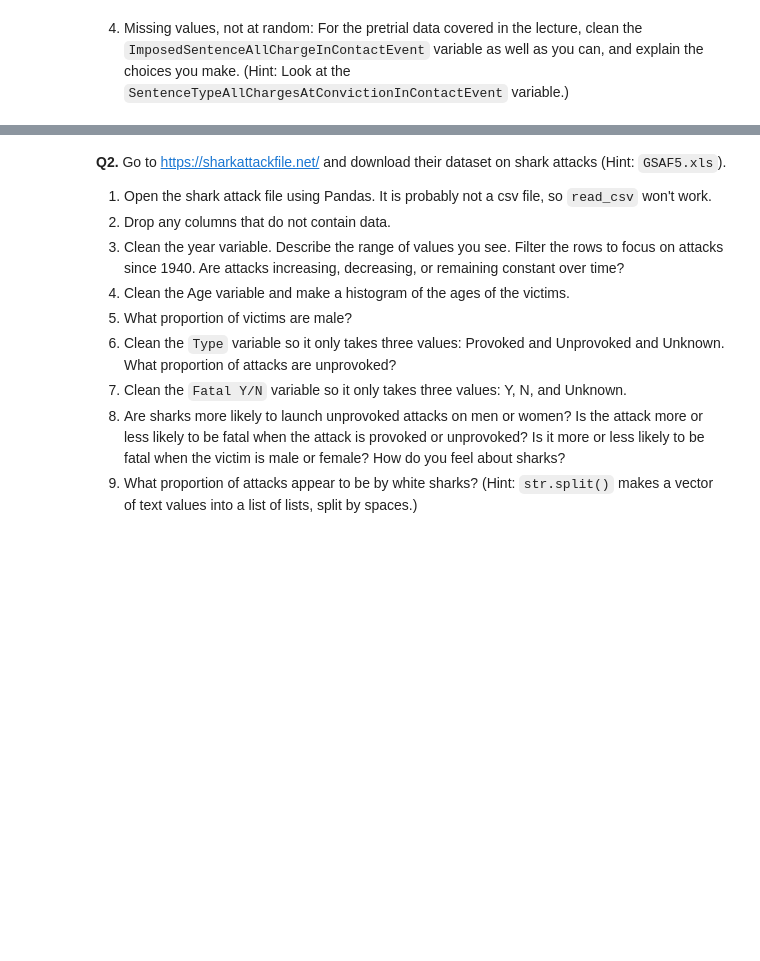
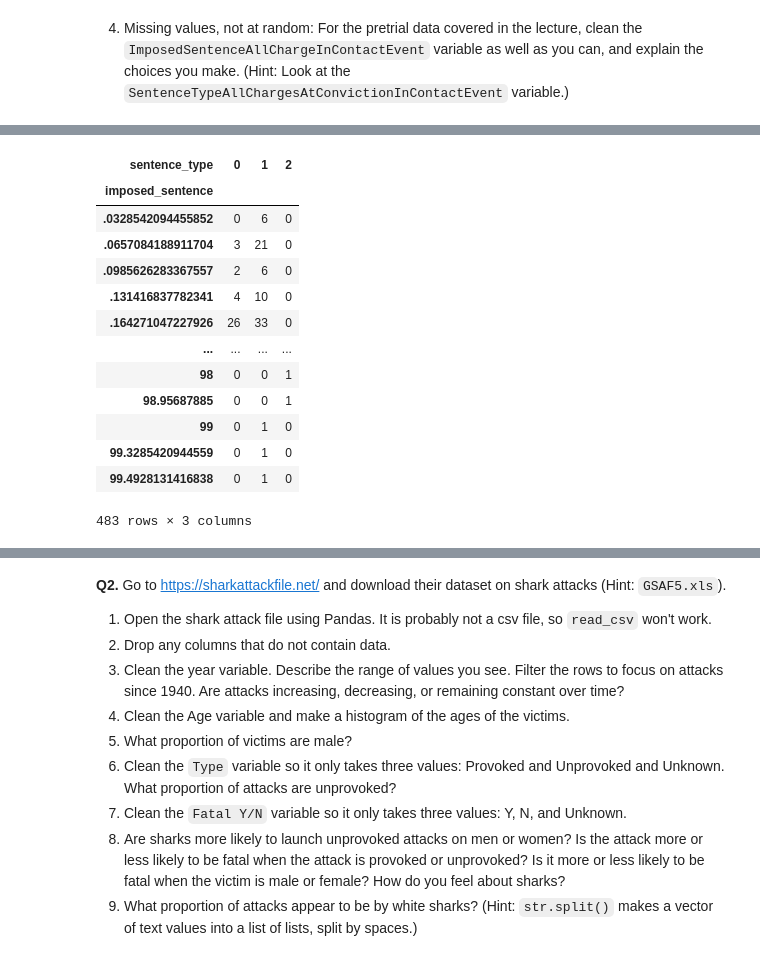
Before and after one commit to xec9cp/wrangling_assignment, a Jupyter notebook: assignment.ipynb, the cells around one changed output, grey strips where cells are left out. Drawn from its saved outputs; the diff is of its cells as text; code cells hidden in the pictures; blank space fills up the shorter version.

```diff
--- a/assignment.ipynb
+++ b/assignment.ipynb
@@ -81,0 +101,18 @@ df = pd.read_csv(url,low_memory=False)
+# %%
+df['imposed_sentence'] = df['imposed_sentence'].replace(' ', np.nan) #change the blanks into np.nan
+pd.crosstab(df['imposed_sentence'], df['sentence_type'])
+# %% [output]
+| sentence_type | 0 | 1 | 2 |
+| imposed_sentence |  |  |  |
+| .0328542094455852 | 0 | 6 | 0 |
+| .0657084188911704 | 3 | 21 | 0 |
+| .0985626283367557 | 2 | 6 | 0 |
+| .131416837782341 | 4 | 10 | 0 |
+| .164271047227926 | 26 | 33 | 0 |
+| ... | ... | ... | ... |
+| 98 | 0 | 0 | 1 |
+| 98.95687885 | 0 | 0 | 1 |
+| 99 | 0 | 1 | 0 |
+| 99.3285420944559 | 0 | 1 | 0 |
+| 99.4928131416838 | 0 | 1 | 0 |
+483 rows × 3 columns
```
Also changed, not shown: parts of 4 cells of this notebook.
